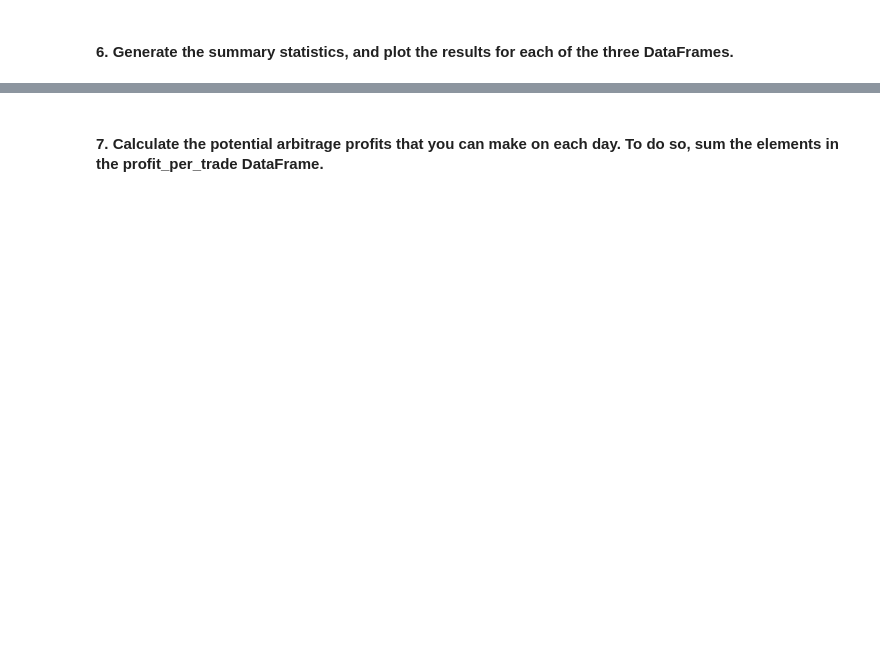
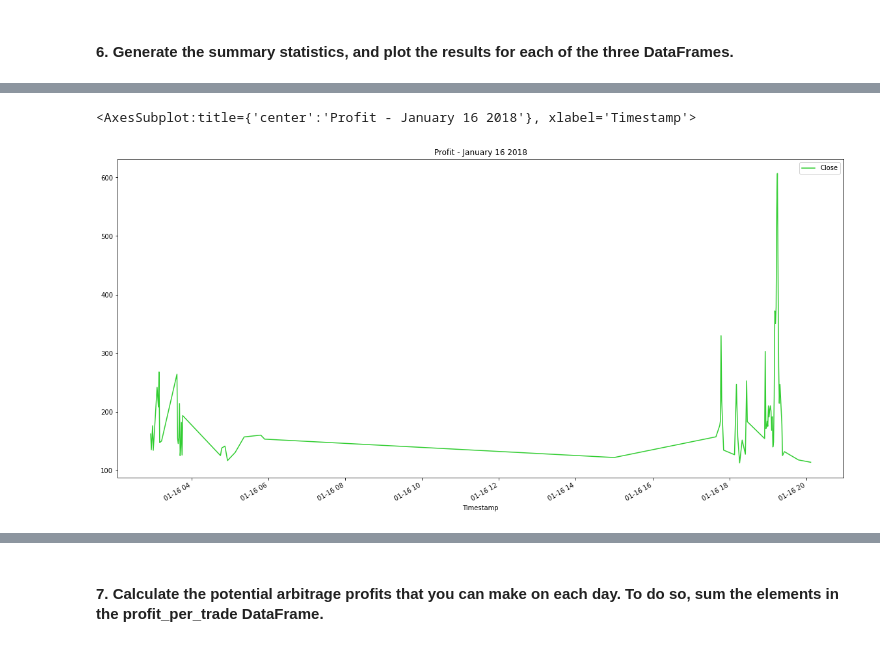
Before and after one commit to msashokkumar/03_crypto_arbitrage, a Jupyter notebook: crypto_arbitrage.ipynb, the cells around one changed output, grey strips where cells are left out. Drawn from its saved outputs; the diff is of its cells as text; code cells hidden in the pictures; blank space fills up the shorter version.

```diff
--- a/crypto_arbitrage.ipynb
+++ b/crypto_arbitrage.ipynb
@@ -607,0 +593,6 @@ Name: Close, dtype: float64
+# %%
+# With spread return early already calculate for all the spreads that were greater than 0,
+# loc for Close which is greater than 0.01
+
+profitable_trades_early = spread_return_early.loc[spread_return_early['Close'] > 0.01]
+profitable_trades_early.head()
@@ -624,12 +674,17 @@ Name: Close, dtype: float64
 # %% [markdown]
 #### 5. For each of the three dates, calculate the potential profit, in dollars, per trade. To do so, multiply the spread returns that were greater than 1% by the cost of what was purchased. Make sure to drop any missing values from the resulting DataFrame.
 # %%
-# For the date early in the dataset, calculate the potential profit per trade in dollars
-# Multiply the profitable trades by the cost of the Bitcoin that was purchased
-profit_early = # YOUR CODE HERE
+# # For the date early in the dataset, calculate the potential profit per trade in dollars
+# # Multiply the profitable trades by the cost of the Bitcoin that was purchased
+# profit_early = # YOUR CODE HERE
 
-# Drop any missing values from the profit DataFrame
-profit_per_trade_early = # YOUR CODE HERE
+# # Drop any missing values from the profit DataFrame
+# profit_per_trade_early = # YOUR CODE HERE
 
-# View the early profit DataFrame
-# YOUR CODE HERE
+# # View the early profit DataFrame
+# # YOUR CODE HERE
+
+def calc_potential_profits(profitable_trades, date, exchage_bought):
+    profit = profitable_trades * exchage_bought.loc[date]
+    profit.dropna(inplace=True)
+    return profit
@@ -649,0 +691,3 @@ Name: Close, Length: 73, dtype: float64
+# %%
+profit_early = calc_potential_profits(profitable_trades_early, '2018-01-16', bitstamp_sliced)
+profit_early
@@ -670,0 +738,5 @@ Name: Close, dtype: float64
+# %%
+profit_early.plot(figsize=(20,10), color='limegreen', title='Profit - January 16 2018')
+# %% [output]
+<AxesSubplot:title={'center':'Profit - January 16 2018'}, xlabel='Timestamp'>
+[figure, added]
```
Also changed, not shown: parts of 33 cells of this notebook.
